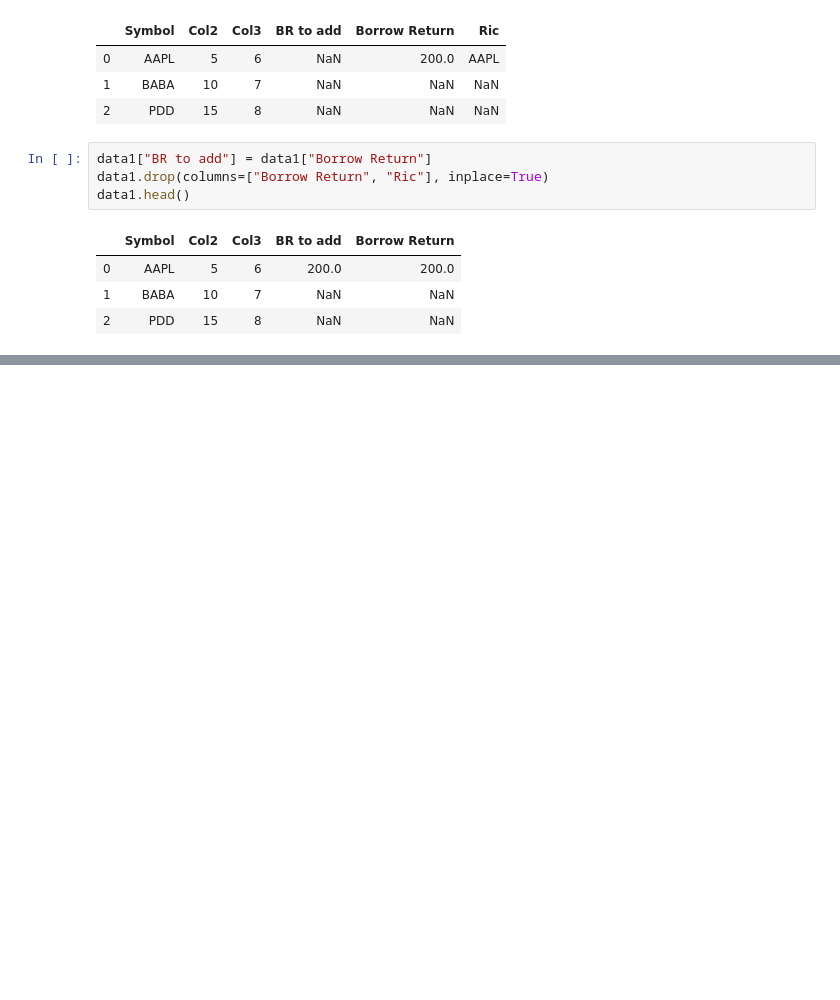
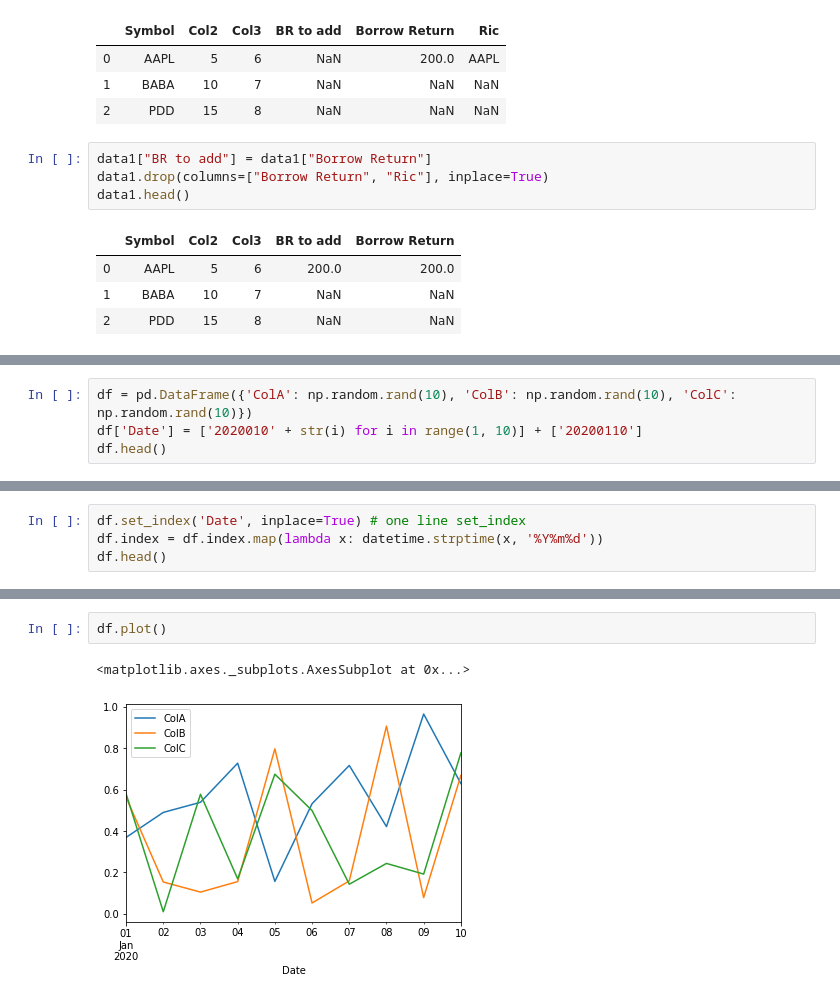
Before and after one commit to nicholas-han/Quant-Playground, a Jupyter notebook: Quant_Flow_Coco.ipynb, the cells around one changed output, grey strips where cells are left out. Cells and saved outputs as stored; diff of their text form; blank space fills up the shorter version.

```diff
--- a/Quant_Flow_Coco.ipynb
+++ b/Quant_Flow_Coco.ipynb
@@ -36,0 +40,4 @@ data1.head()
+# %%
+df = pd.DataFrame({'ColA': np.random.rand(10), 'ColB': np.random.rand(10), 'ColC': np.random.rand(10)})
+df['Date'] = ['2020010' + str(i) for i in range(1, 10)] + ['20200110']
+df.head()
@@ -36,0 +51,4 @@ data1.head()
+# %%
+df.set_index('Date', inplace=True) # one line set_index
+df.index = df.index.map(lambda x: datetime.strptime(x, '%Y%m%d'))
+df.head()
@@ -36,0 +63,5 @@ data1.head()
+# %%
+df.plot()
+# %% [output]
+<matplotlib.axes._subplots.AxesSubplot at 0x...>
+[figure, added]
```
Also changed, not shown: parts of 4 cells of this notebook.
